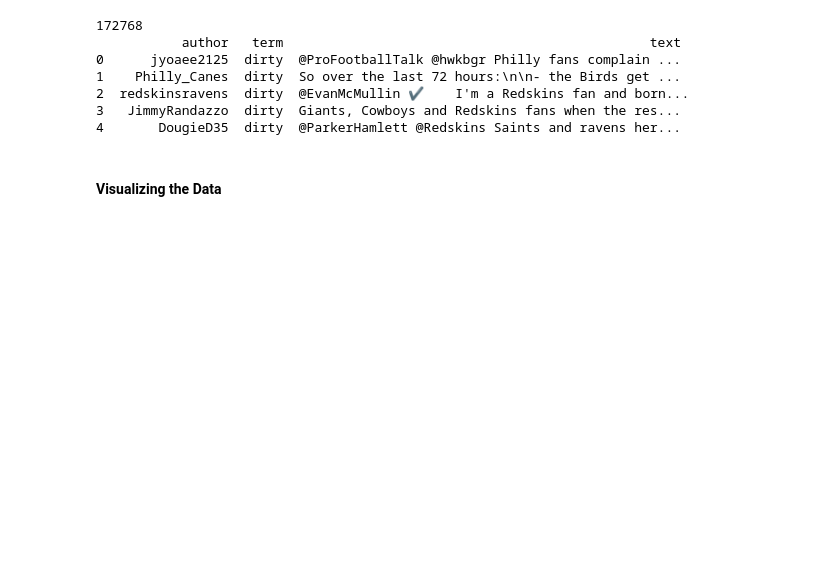
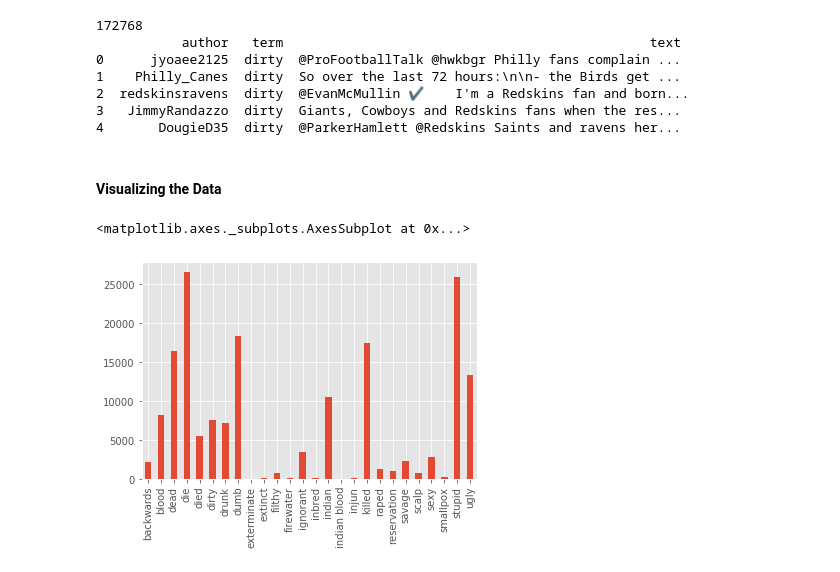
Before and after one commit to IndigenousEngineering/Not_Your_Mascot, a Jupyter notebook: Not_Your_Mascot_full.ipynb, the cells around one changed output. Cells and saved outputs as stored; diff of their text form; code cells hidden in the pictures; blank space fills up the shorter version.

Commit message:
bar charts per term (full dataset, all teams)

```diff
--- a/Not_Your_Mascot_full.ipynb
+++ b/Not_Your_Mascot_full.ipynb
@@ -1391,0 +1390,8 @@ Not_Your_Mascot_full_df.to_csv('Not_Your_Mascot_full_df.csv')
+# %%
+# bar chart for full dataset
+# frequencies per term for all teams
+
+Not_Your_Mascot_full_df['term'].value_counts().sort_index().plot.bar()
+# %% [output]
+<matplotlib.axes._subplots.AxesSubplot at 0x...>
+[figure, added]
```
Also changed, not shown: parts of 2 cells of this notebook.
